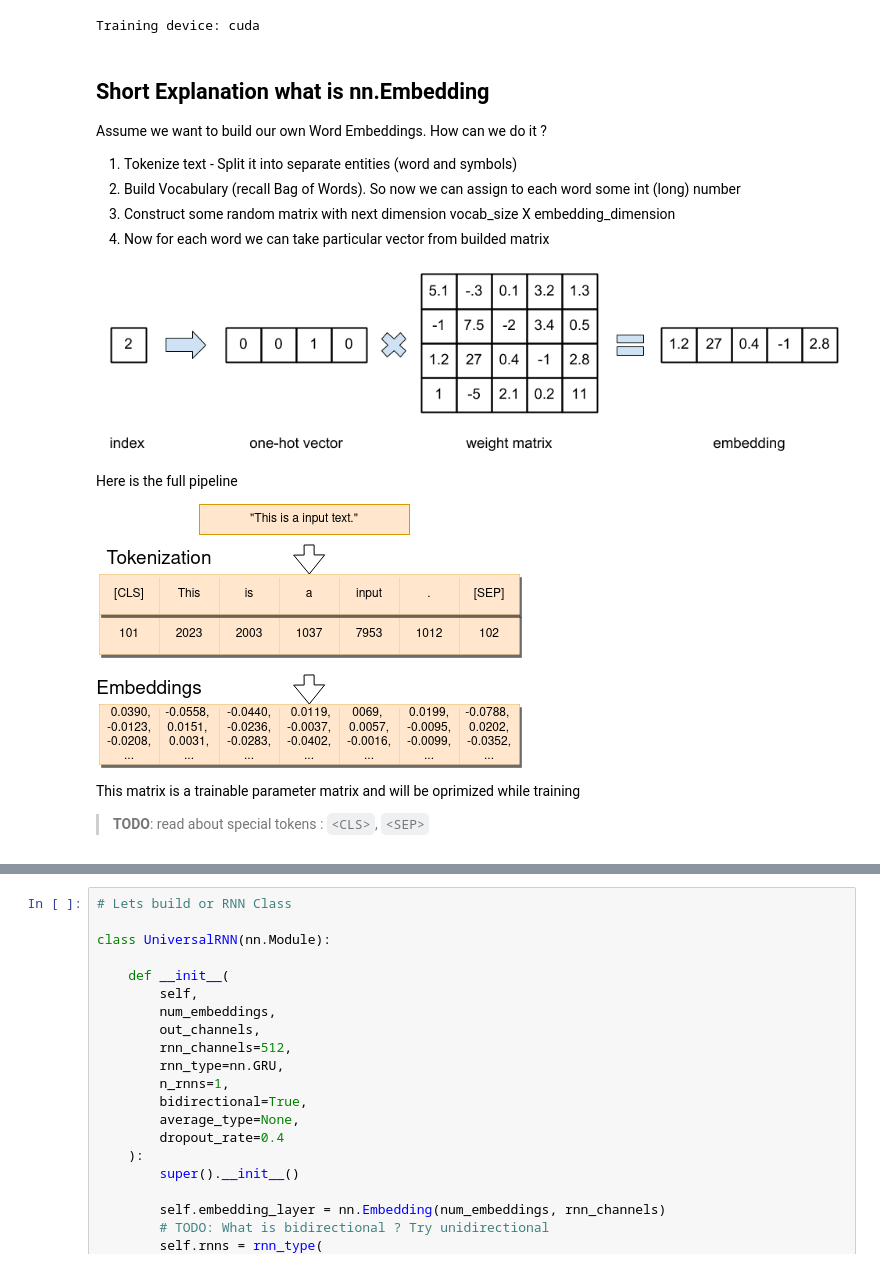
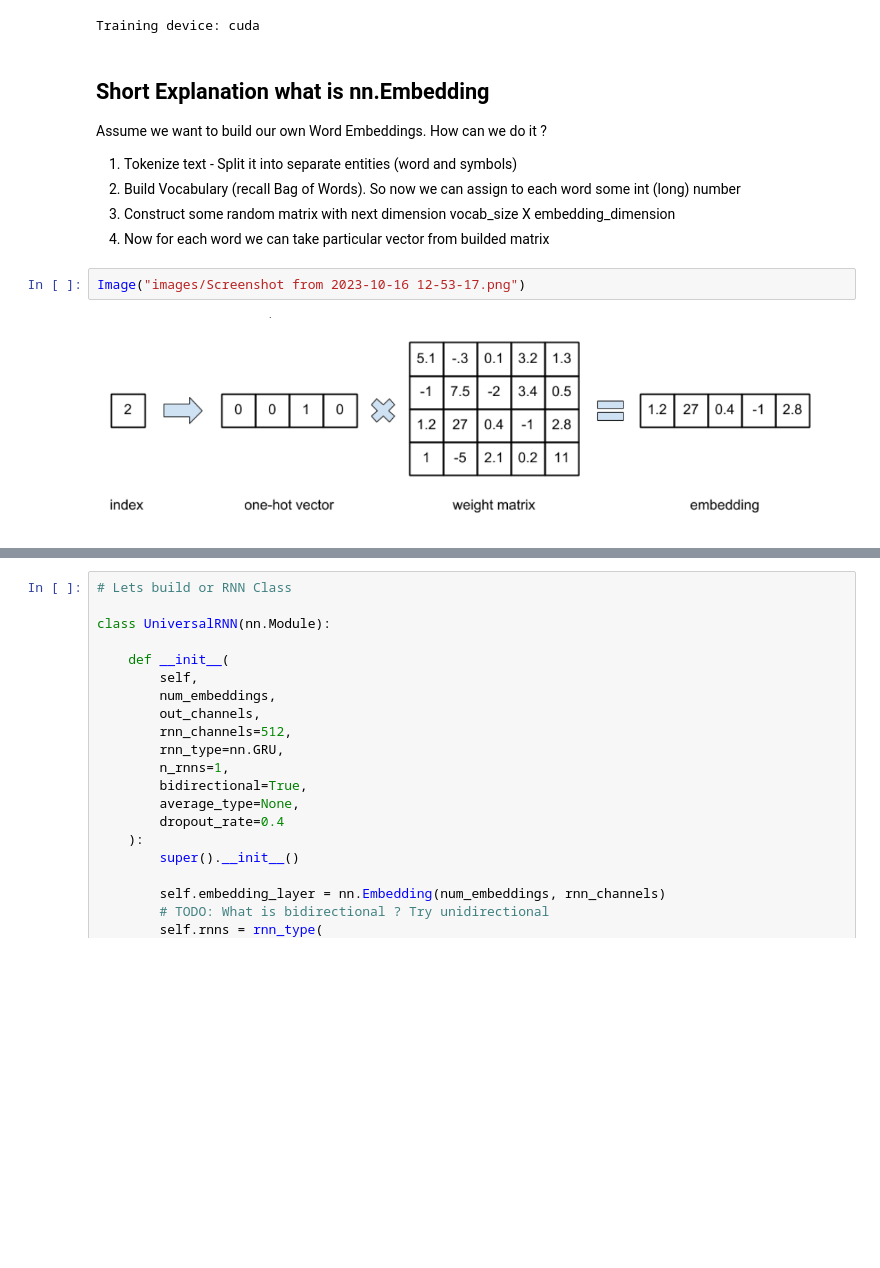
Before and after one commit to VSydorskyy/iasa_nlp_course, a Jupyter notebook: Lecture_4/Recurrent_models.ipynb, the cells around one changed output, grey strips where cells are left out. Cells and saved outputs as stored; diff of their text form; blank space fills up the shorter version.

Commit message:
fix images and add some TODOs to Lecture 4

```diff
--- a/Lecture_4/Recurrent_models.ipynb
+++ b/Lecture_4/Recurrent_models.ipynb
@@ -503,13 +504,7 @@ Assume we want to build our own Word Embeddings. How can we do it ?
 2. Build Vocabulary (recall Bag of Words). So now we can assign to each word some int (long) number
 3. Construct some random matrix with next dimension vocab_size X embedding_dimension
 4. Now for each word we can take particular vector from builded matrix
-
-![image.png](attachment:1410629e-1811-4f33-ac25-2d0e36129128.png)
-
-Here is the full pipeline
-
-![image.png](attachment:427b75c8-be42-4625-a211-0ccb4f6901ad.png)
-
-This matrix is a trainable parameter matrix and will be oprimized while training
-
-> **TODO**: read about special tokens : `<CLS>`, `<SEP>`
+# %%
+Image("images/Screenshot from 2023-10-16 12-53-17.png")
+# %% [output]
+[figure, added]
```
Also changed, not shown: parts of 15 cells of this notebook, 6 other files.
